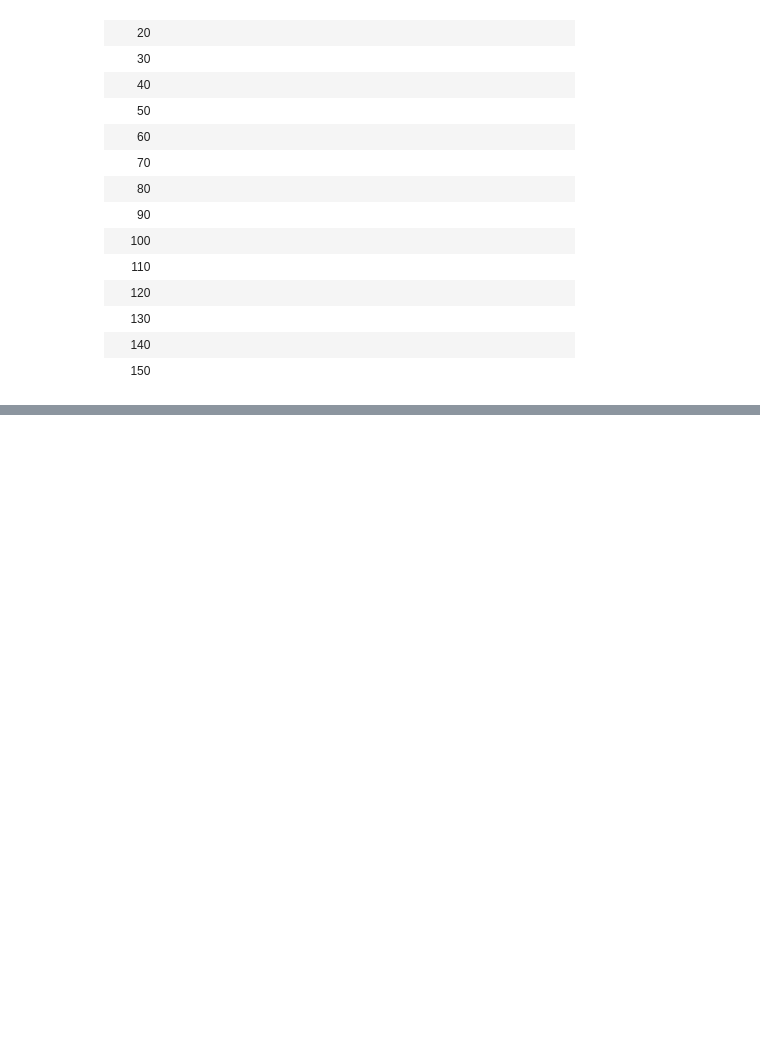
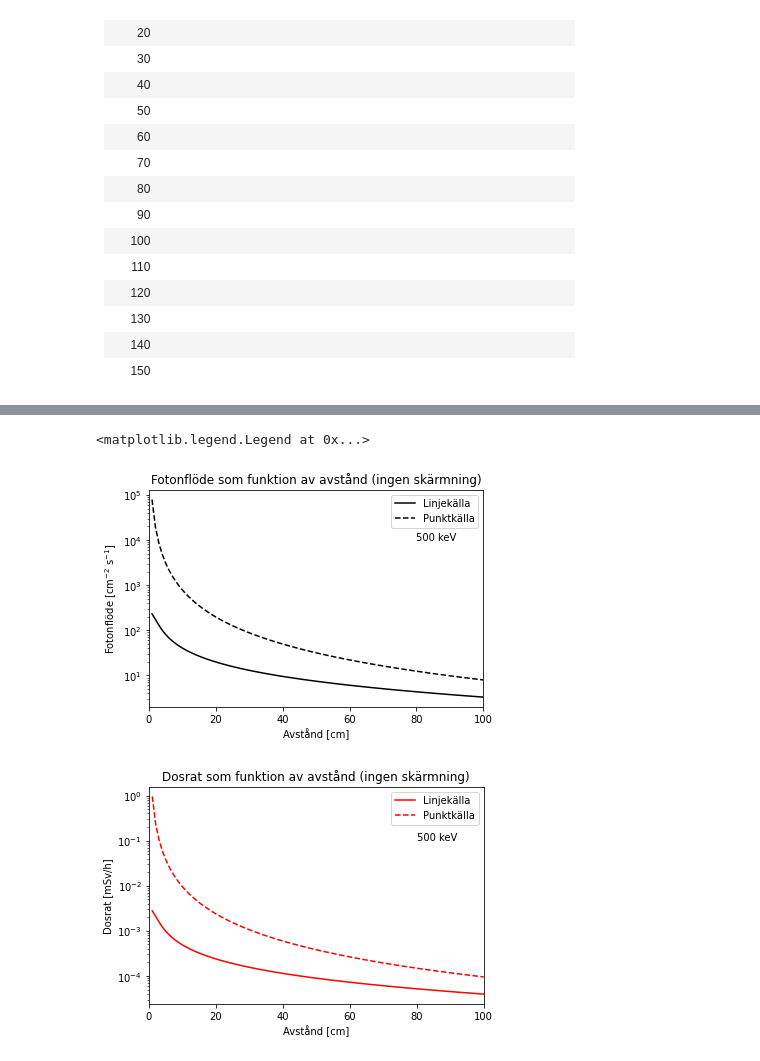
Before and after one commit to markuspreston/FS1_datalab, a Jupyter notebook: All source types.ipynb, the cells around one changed output, grey strips where cells are left out. Cells and saved outputs as stored; diff of their text form; code cells hidden in the pictures; blank space fills up the shorter version.

```diff
--- a/All source types.ipynb
+++ b/All source types.ipynb
@@ -26,10 +26,10 @@ K = 1.2e-5    # utläst från Figur 14.14 enligt ovan.
 R = np.linspace(1, 100, 100)        # skapa en lista med värden på avståndet från källan som ska undersökas. Listan går från 1 till 100 cm.
 
 # Räkna först ut och rita upp flödet som funktion av R
-phi = S/(4.*np.pi*np.power(R, 2))   # Räkna ut flödet för alla R i listan ovan.
+phi_punkt = S/(4.*np.pi*np.power(R, 2))   # Räkna ut flödet för alla R i listan ovan.
 
 plt.figure()
-plt.plot(R, phi, color='black')         # rita graf av flödet som funktion av avståndet
+plt.plot(R, phi_punkt, color='black')         # rita graf av flödet som funktion av avståndet
 plt.yscale('log')        # logaritmisk y-skala (för bättre visualisering)
 plt.xlabel('Avstånd [cm]')
 plt.ylabel('Fotonflöde [cm$^{-2}$ s$^{-1}$]')
@@ -38,10 +38,10 @@ plt.text(80, 5e4, '500 keV')
 plt.xlim(0, 100)
 
 # Räkna sedan ut och rita upp dosraten som funktion av R
-D0 = K*phi   # Räkna ut dosraten för alla flöden ovan.
+D0_punkt = K*phi_punkt   # Räkna ut dosraten för alla flöden ovan.
 
 plt.figure()
-plt.plot(R, D0, color='red')         # rita graf av dosraten som funktion av avståndet
+plt.plot(R, D0_punkt, color='red')         # rita graf av dosraten som funktion av avståndet
 plt.yscale('log')        # logaritmisk y-skala (för bättre visualisering)
 plt.xlabel('Avstånd [cm]')
 plt.ylabel('Dosrat [mSv/h]')
@@ -214,0 +163,57 @@ Line source
+# %%
+import numpy as np
+import matplotlib.pyplot as plt
+
+S = 3333       # varje segment har en intensitet på 10^6 = 1e6 fotoner per sekund per cm.
+L1 = 300      # linjekällans längd (cm)
+N_segment = 60        # antal segment som linjekällan delas in i för uträkningen.
+L3 = L1/N_segment    # längd på varje segment i uträkningen
+K = 1.2e-5    # utläst från Figur 14.14 enligt ovan.
+
+H = np.linspace(1, 100, 100)        # skapa en lista med värden på avståndet från källan som ska undersökas. Listan går från 1 till 100 cm.
+phi_linje = np.zeros(len(H))                             # Initialisera flödet till 0
+
+for segment_no in range(N_segment):            # Räkna ut bidraget till dosen från varje segment av källan
+    Segment_mittpunkt = L3*segment_no + L3/2.     # mittpunkten för det aktuella segmentet. Detta är där "punktkällan" i approximationen ligger.
+
+    R = np.sqrt(np.power(H, 2) + np.power(Segment_mittpunkt-0, 2))         # räkna ut det faktiska avståndet mellan mätning och "punktkälla". I det här fallet är mätningens position i x-led alltid 0 (därav -0)
+
+
+    # Flöde (bidrag från det aktuella segmentet):
+    phi_segment = (S*L3/(4.*np.pi*np.power(R, 2)))      # multiplicera S med segmentets längd för att få emission för hela "punktkällan"
+
+
+    phi_linje += phi_segment                  # Addera bidraget från det aktuella segmentet till det totala flödet.
+
+
+# Total dosrat:
+D0_linje = K*phi_linje
+
+plt.figure()
+plt.plot(H, phi_linje, color='black', label='Linjekälla')         # rita graf av flödet som funktion av avståndet
+plt.plot(H, phi_punkt, color='black', linestyle='--', label='Punktkälla')         # rita graf av flödet som funktion av avståndet
+plt.yscale('log')        # logaritmisk y-skala (för bättre visualisering)
+plt.xlabel('Avstånd [cm]')
+plt.ylabel('Fotonflöde [cm$^{-2}$ s$^{-1}$]')
+plt.title('Fotonflöde som funktion av avstånd (ingen skärmning)')
+plt.text(80, 1e4, '500 keV')
+plt.xlim(0, 100)
+plt.legend()
+
+# Räkna sedan ut och rita upp dosraten som funktion av R
+D0 = K*phi   # Räkna ut dosraten för alla flöden ovan.
+
+plt.figure()
+plt.plot(H, D0_linje, color='red', label='Linjekälla')         # rita graf av dosraten som funktion av avståndet
+plt.plot(H, D0_punkt, color='red', linestyle='--', label='Punktkälla')         # rita graf av dosraten som funktion av avståndet
+plt.yscale('log')        # logaritmisk y-skala (för bättre visualisering)
+plt.xlabel('Avstånd [cm]')
+plt.ylabel('Dosrat [mSv/h]')
+plt.title('Dosrat som funktion av avstånd (ingen skärmning)')
+plt.text(80, 1e-1, '500 keV')
+plt.xlim(0, 100)
+plt.legend()
+# %% [output]
+<matplotlib.legend.Legend at 0x...>
+[figure, added]
+[figure, added]
```
Also changed, not shown: parts of 13 cells of this notebook.
